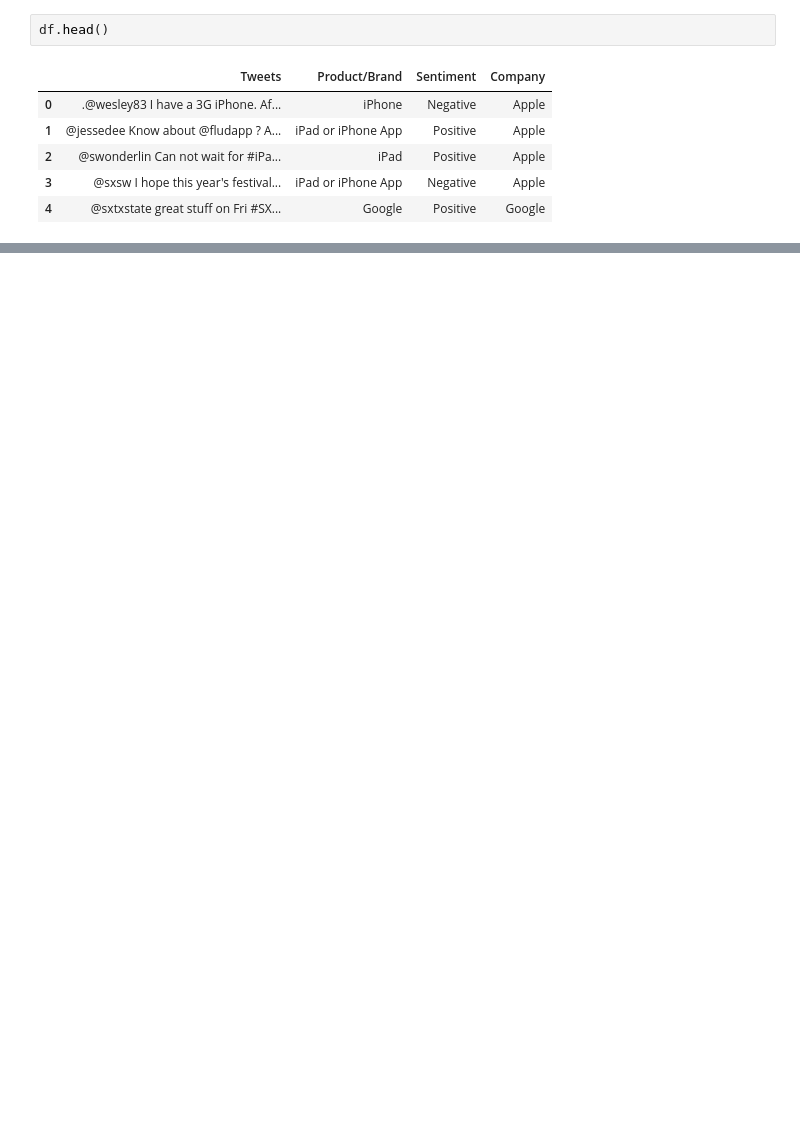
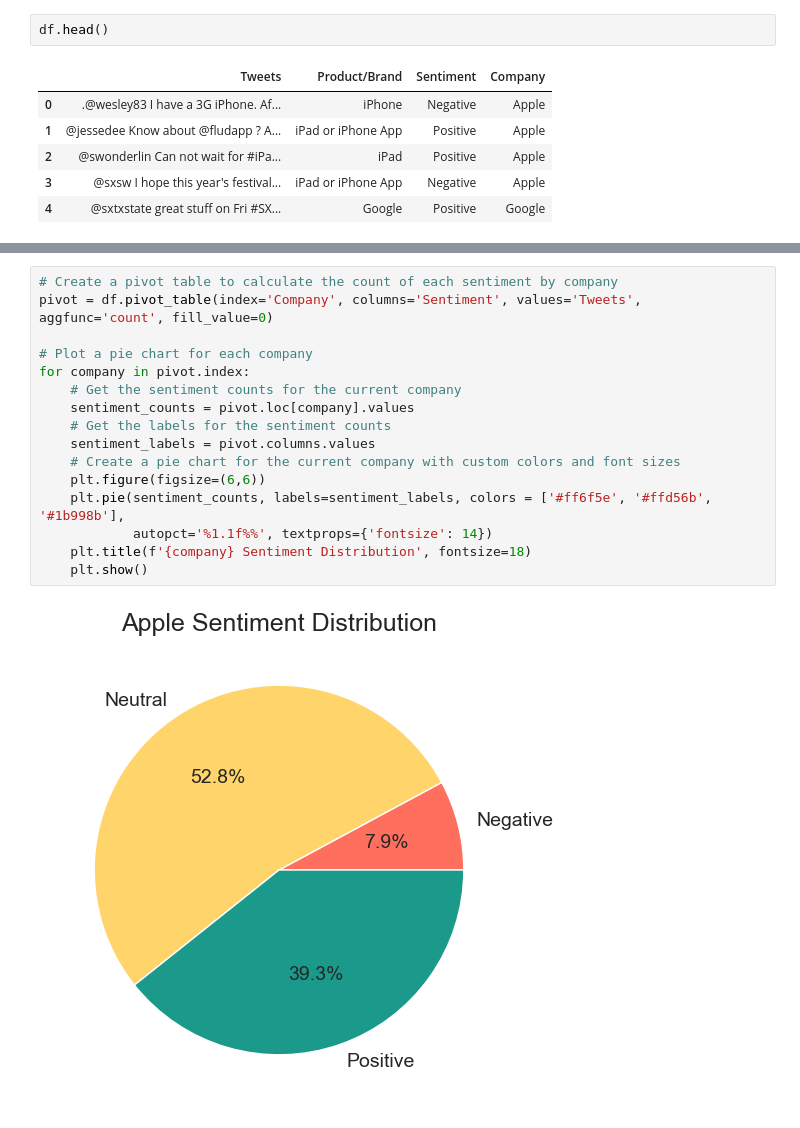
Before and after one commit to Bywani/AG_Sentiment_Analysis, a Jupyter notebook: Apple-Google Sentiment Analyzer.ipynb, the cells around one changed output, grey strips where cells are left out. Cells and saved outputs as stored; diff of their text form; blank space fills up the shorter version.

```diff
--- a/Apple-Google Sentiment Analyzer.ipynb
+++ b/Apple-Google Sentiment Analyzer.ipynb
@@ -289,0 +447,18 @@ df.head()
+# %%
+# Create a pivot table to calculate the count of each sentiment by company
+pivot = df.pivot_table(index='Company', columns='Sentiment', values='Tweets', aggfunc='count', fill_value=0)
+
+# Plot a pie chart for each company
+for company in pivot.index:
+    # Get the sentiment counts for the current company
+    sentiment_counts = pivot.loc[company].values
+    # Get the labels for the sentiment counts
+    sentiment_labels = pivot.columns.values
+    # Create a pie chart for the current company with custom colors and font sizes
+    plt.figure(figsize=(6,6))
+    plt.pie(sentiment_counts, labels=sentiment_labels, colors = ['#ff6f5e', '#ffd56b', '#1b998b'],
+            autopct='%1.1f%%', textprops={'fontsize': 14})
+    plt.title(f'{company} Sentiment Distribution', fontsize=18)
+    plt.show()
+# %% [output]
+[figure, added]
```
Also changed, not shown: parts of 20 cells of this notebook.
